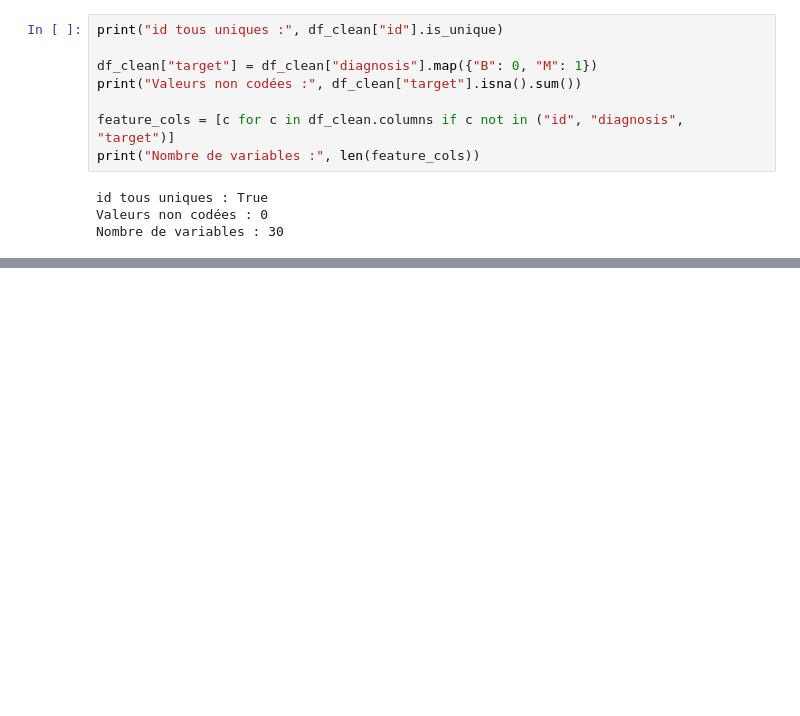
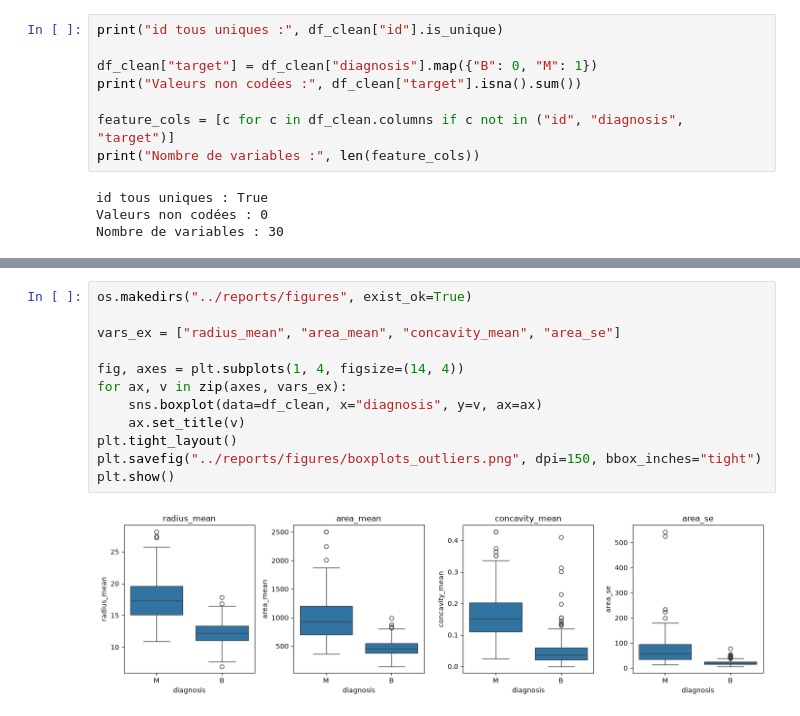
Before and after one commit to 0xCHa1Ma/ml-diagnostic_medical, a Jupyter notebook: notebooks/01_preprocessing_eda.ipynb, the cells around one changed output, grey strips where cells are left out. Saved outputs shown, nothing was run; the diff lists cells and outputs as text; blank space fills up the shorter version.

```diff
--- a/notebooks/01_preprocessing_eda.ipynb
+++ b/notebooks/01_preprocessing_eda.ipynb
@@ -77,0 +195,14 @@ Nombre de variables : 30
+# %%
+os.makedirs("../reports/figures", exist_ok=True)
+
+vars_ex = ["radius_mean", "area_mean", "concavity_mean", "area_se"]
+
+fig, axes = plt.subplots(1, 4, figsize=(14, 4))
+for ax, v in zip(axes, vars_ex):
+    sns.boxplot(data=df_clean, x="diagnosis", y=v, ax=ax)
+    ax.set_title(v)
+plt.tight_layout()
+plt.savefig("../reports/figures/boxplots_outliers.png", dpi=150, bbox_inches="tight")
+plt.show()
+# %% [output]
+[figure, added]
```
Also changed, not shown: parts of 12 cells of this notebook, 1 other file.
